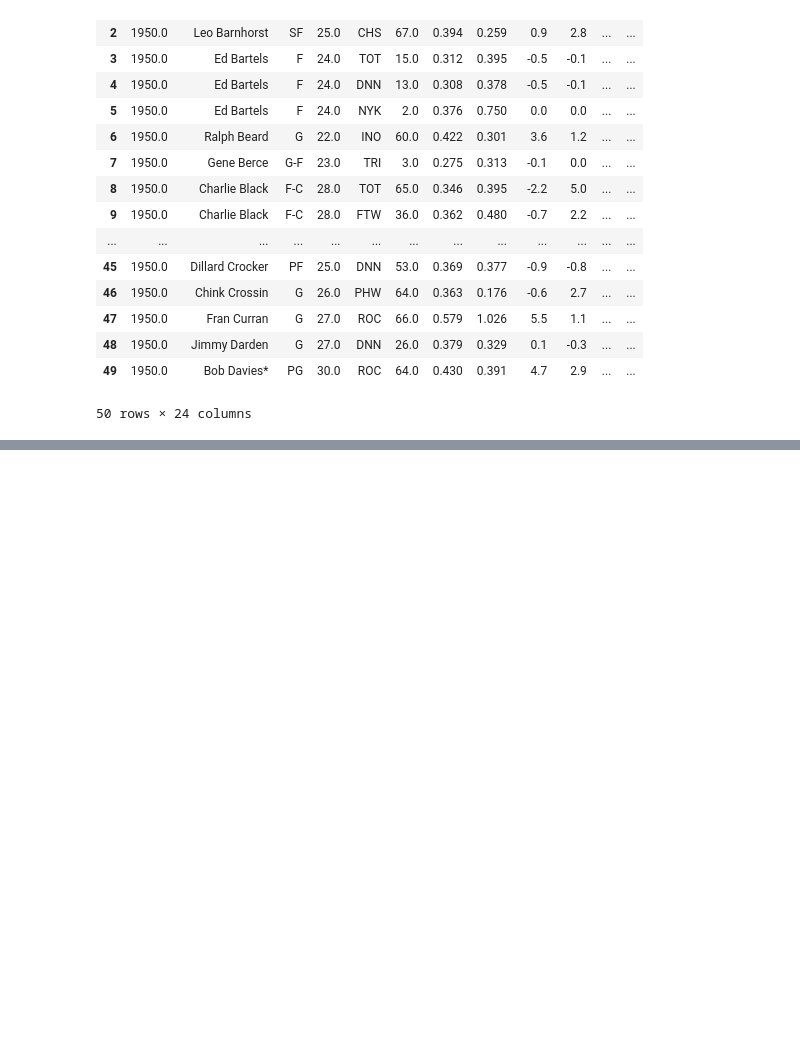
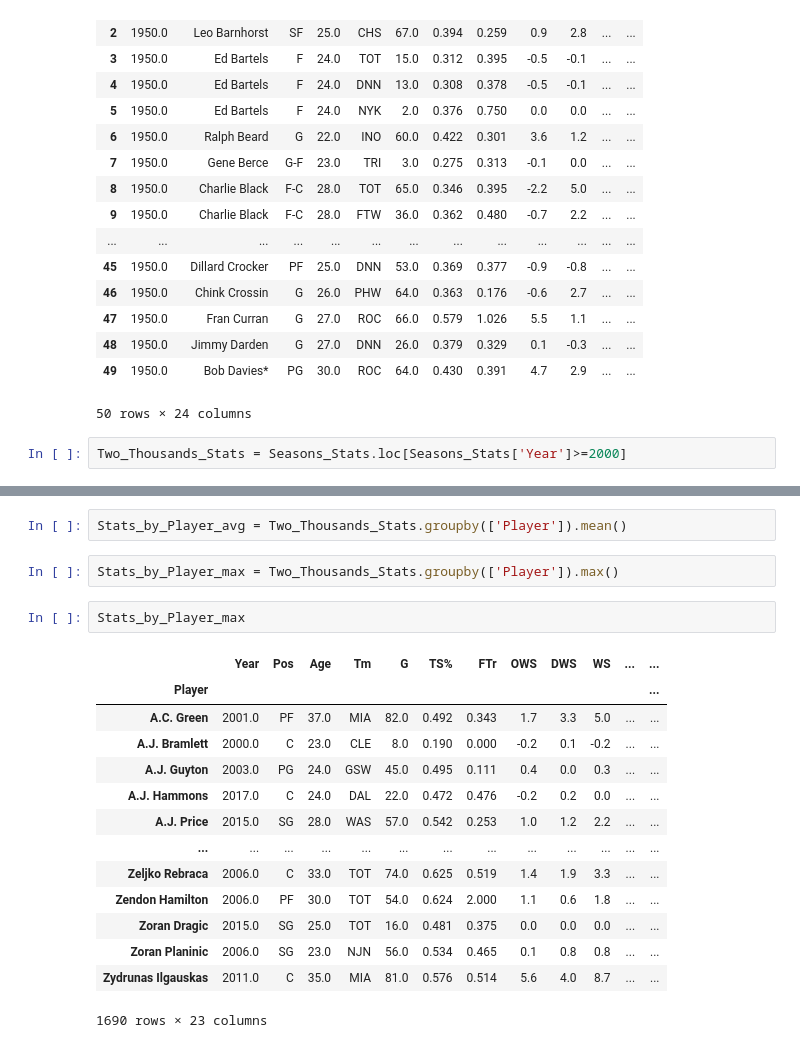
Before and after one commit to AliBailoun234/Final_project, a Jupyter notebook: Analysis.ipynb, the cells around one changed output, grey strips where cells are left out. Saved outputs shown, nothing was run; the diff lists cells and outputs as text; blank space fills up the shorter version.

Commit message:
season stats summary & player summary

```diff
--- a/Analysis.ipynb
+++ b/Analysis.ipynb
@@ -65,3 +65,5 @@ Seasons_Stats.head(50)
 | 48 | 1950.0 | Jimmy Darden | G | 27.0 | DNN | 26.0 | 0.379 | 0.329 | 0.1 | -0.3 | ... | ... |
 | 49 | 1950.0 | Bob Davies* | PG | 30.0 | ROC | 64.0 | 0.430 | 0.391 | 4.7 | 2.9 | ... | ... |
 50 rows × 24 columns
+# %%
+Two_Thousands_Stats = Seasons_Stats.loc[Seasons_Stats['Year']>=2000]
@@ -67,0 +83,21 @@ Seasons_Stats.head(50)
+# %%
+Stats_by_Player_avg = Two_Thousands_Stats.groupby(['Player']).mean()
+# %%
+Stats_by_Player_max = Two_Thousands_Stats.groupby(['Player']).max()
+# %%
+Stats_by_Player_max
+# %% [output]
+|  | Year | Pos | Age | Tm | G | TS% | FTr | OWS | DWS | WS | ... | ... |
+| Player |  |  |  |  |  |  |  |  |  |  |  | ... |
+| A.C. Green | 2001.0 | PF | 37.0 | MIA | 82.0 | 0.492 | 0.343 | 1.7 | 3.3 | 5.0 | ... | ... |
+| A.J. Bramlett | 2000.0 | C | 23.0 | CLE | 8.0 | 0.190 | 0.000 | -0.2 | 0.1 | -0.2 | ... | ... |
+| A.J. Guyton | 2003.0 | PG | 24.0 | GSW | 45.0 | 0.495 | 0.111 | 0.4 | 0.0 | 0.3 | ... | ... |
+| A.J. Hammons | 2017.0 | C | 24.0 | DAL | 22.0 | 0.472 | 0.476 | -0.2 | 0.2 | 0.0 | ... | ... |
+| A.J. Price | 2015.0 | SG | 28.0 | WAS | 57.0 | 0.542 | 0.253 | 1.0 | 1.2 | 2.2 | ... | ... |
+| ... | ... | ... | ... | ... | ... | ... | ... | ... | ... | ... | ... | ... |
+| Zeljko Rebraca | 2006.0 | C | 33.0 | TOT | 74.0 | 0.625 | 0.519 | 1.4 | 1.9 | 3.3 | ... | ... |
+| Zendon Hamilton | 2006.0 | PF | 30.0 | TOT | 54.0 | 0.624 | 2.000 | 1.1 | 0.6 | 1.8 | ... | ... |
+| Zoran Dragic | 2015.0 | SG | 25.0 | TOT | 16.0 | 0.481 | 0.375 | 0.0 | 0.0 | 0.0 | ... | ... |
+| Zoran Planinic | 2006.0 | SG | 23.0 | NJN | 56.0 | 0.534 | 0.465 | 0.1 | 0.8 | 0.8 | ... | ... |
+| Zydrunas Ilgauskas | 2011.0 | C | 35.0 | MIA | 81.0 | 0.576 | 0.514 | 5.6 | 4.0 | 8.7 | ... | ... |
+1690 rows × 23 columns
```
Also changed, not shown: parts of 2 cells of this notebook.
